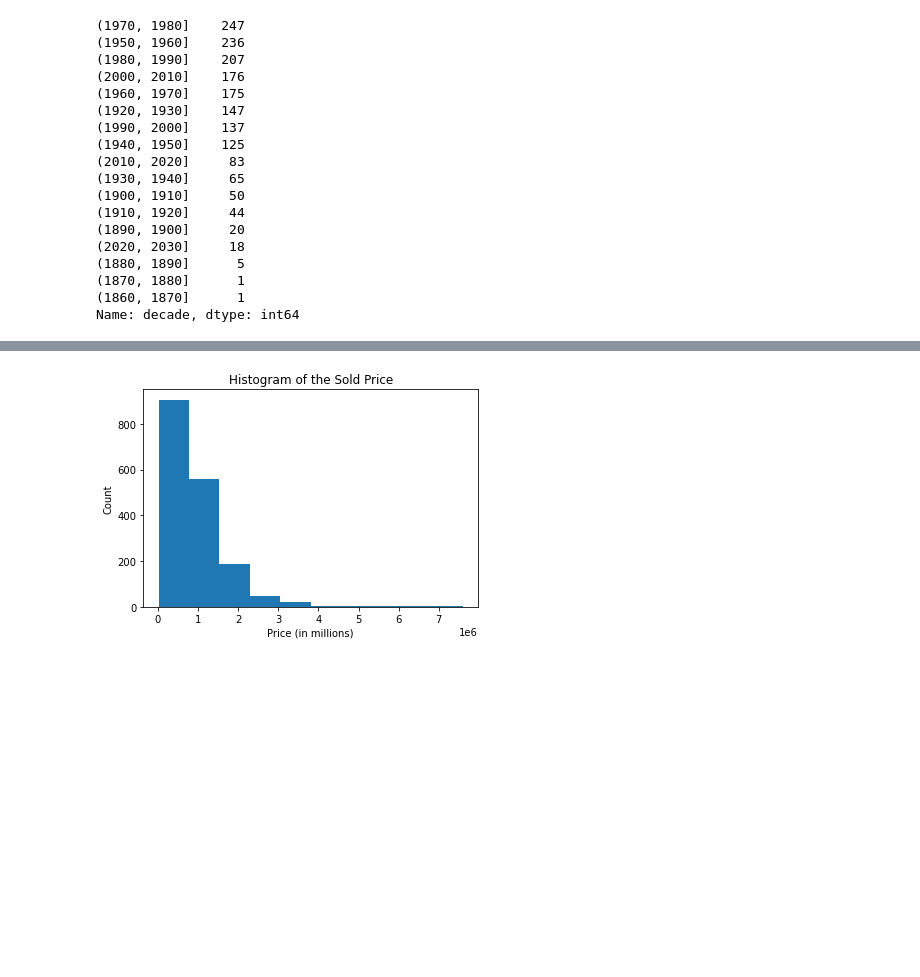
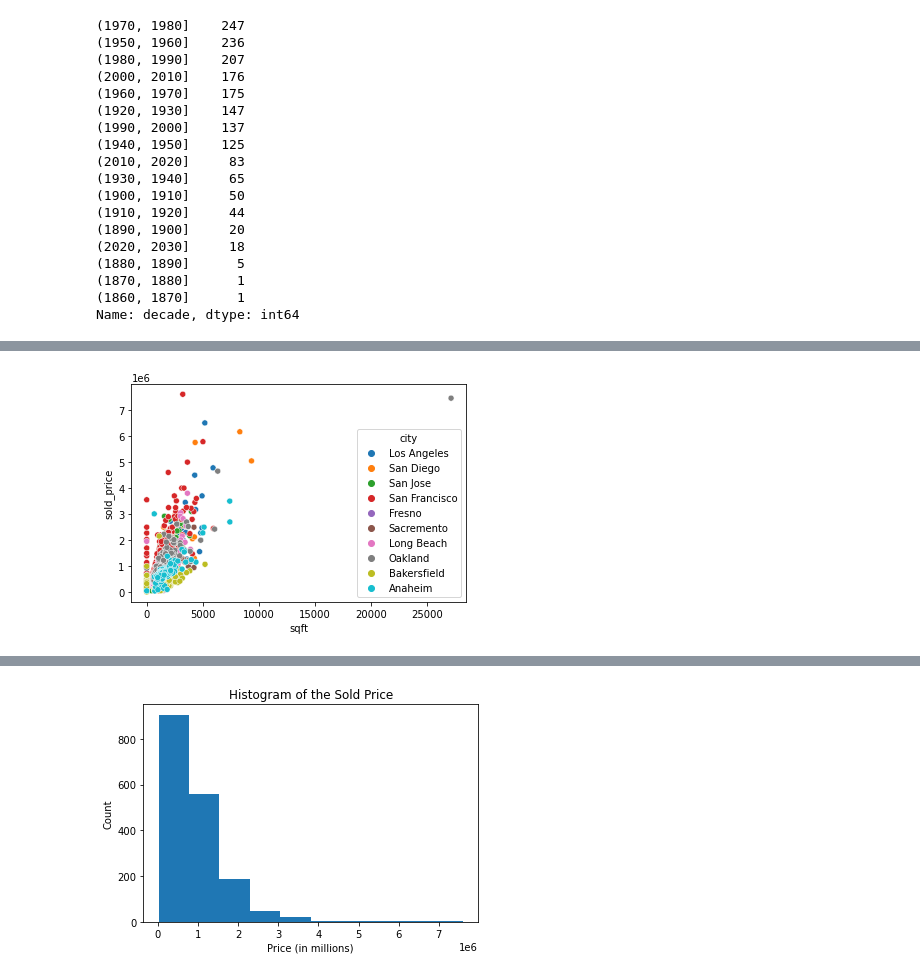
Before and after one commit to Alan-Phan/RealEstate, a Jupyter notebook: EDA/EDA.ipynb, the cells around one changed output, grey strips where cells are left out. Cells and saved outputs as stored; diff of their text form; code cells hidden in the pictures; blank space fills up the shorter version.

```diff
--- a/EDA/EDA.ipynb
+++ b/EDA/EDA.ipynb
@@ -77,0 +115,5 @@ Name: decade, dtype: int64
+# %%
+sns.scatterplot(data=df, x='sqft', y='sold_price', hue='city')
+plt.show()
+# %% [output]
+[figure, added]
```
Also changed, not shown: parts of 10 cells of this notebook.
